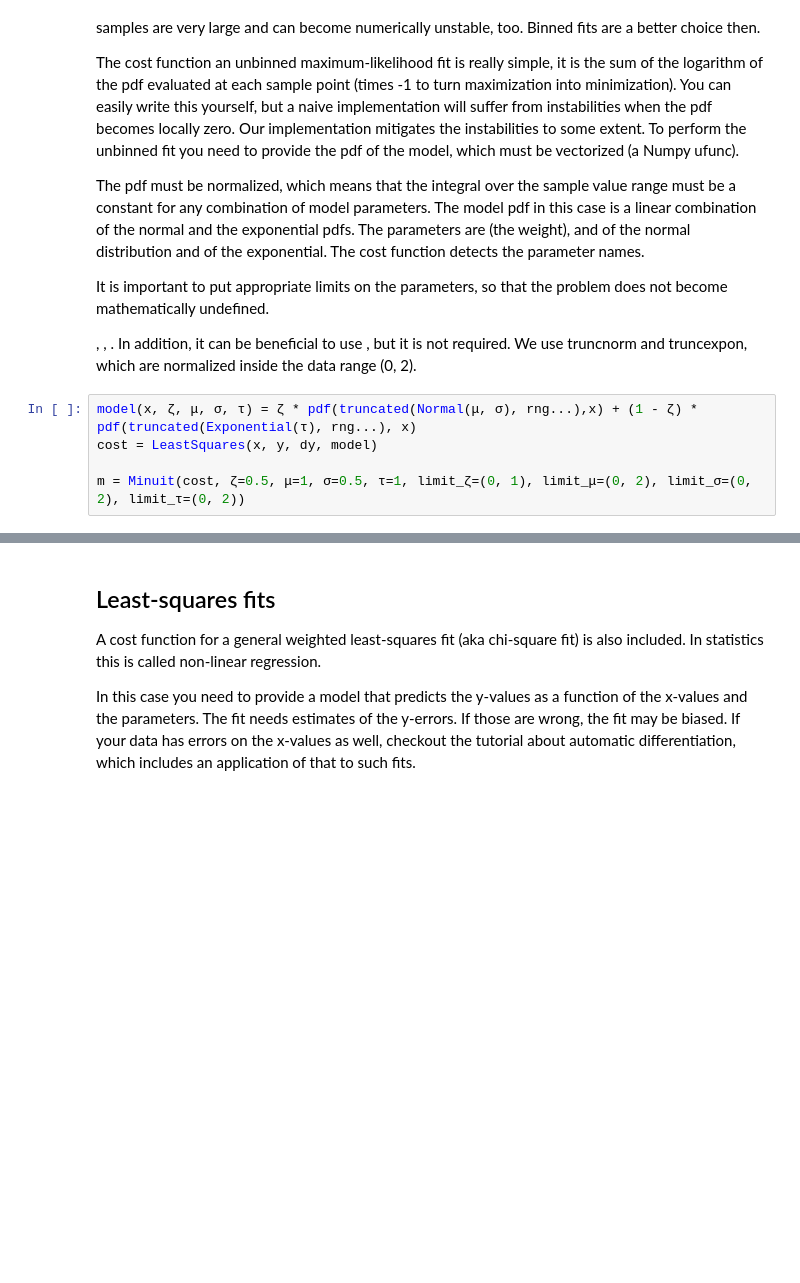
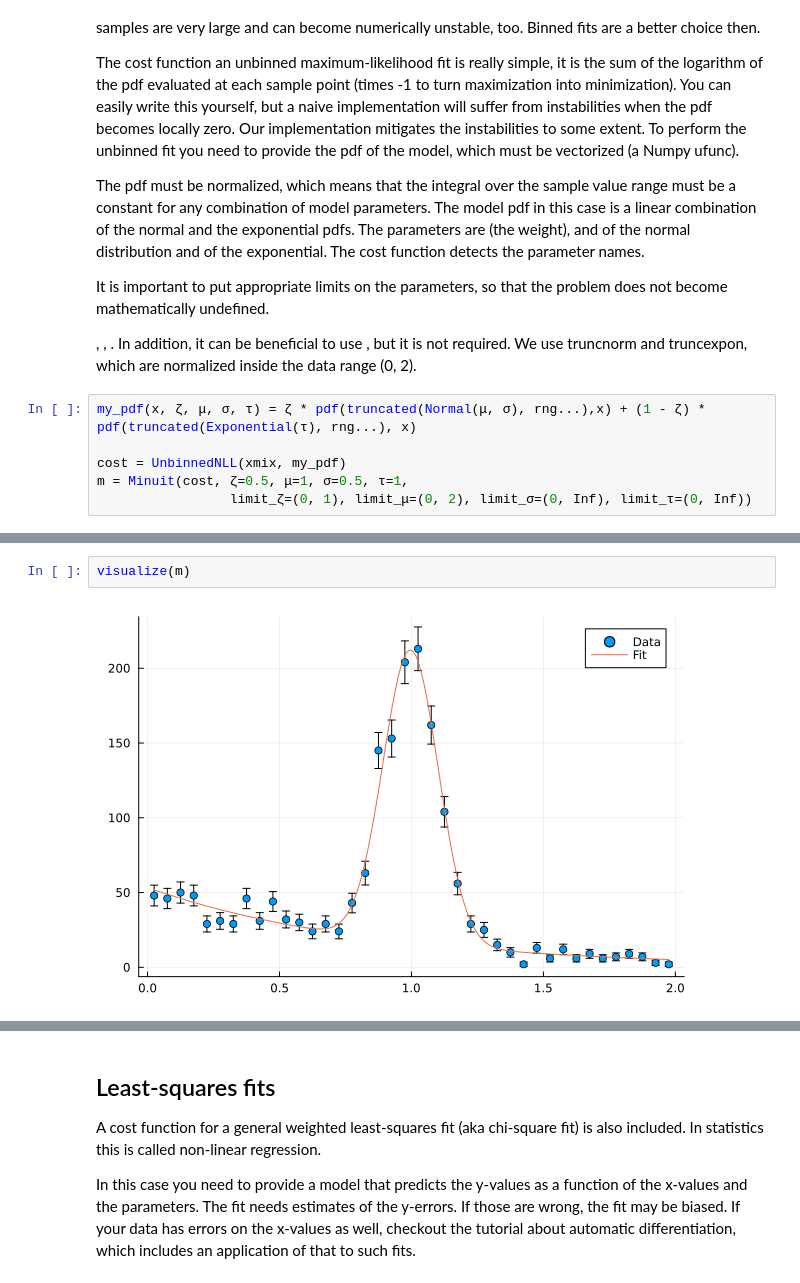
Before and after one commit to JuliaHEP/Minuit2.jl, a Jupyter notebook: examples/costfunctions.ipynb, the cells around one changed output, grey strips where cells are left out. Cells and saved outputs as stored; diff of their text form; blank space fills up the shorter version.

Commit message:
Added Unbinned and Binned NLL

```diff
--- a/examples/costfunctions.ipynb
+++ b/examples/costfunctions.ipynb
@@ -67,8 +67,9 @@ It is important to put appropriate limits on the parameters, so that the problem
 .
 In addition, it can be beneficial to use , but it is not required. We use truncnorm and truncexpon, which are normalized inside the data range (0, 2).
 # %%
-model(x, ζ, μ, σ, τ) = ζ * pdf(truncated(Normal(μ, σ), rng...),x) + (1 - ζ) * pdf(truncated(Exponential(τ), rng...), x)
-cost = LeastSquares(x, y, dy, model)
+my_pdf(x, ζ, μ, σ, τ) = ζ * pdf(truncated(Normal(μ, σ), rng...),x) + (1 - ζ) * pdf(truncated(Exponential(τ), rng...), x)
 
-m = Minuit(cost, ζ=0.5, μ=1, σ=0.5, τ=1, limit_ζ=(0, 1), limit_μ=(0, 2), limit_σ=(0, 2), limit_τ=(0, 2))
+cost = UnbinnedNLL(xmix, my_pdf)
+m = Minuit(cost, ζ=0.5, μ=1, σ=0.5, τ=1,
+                 limit_ζ=(0, 1), limit_μ=(0, 2), limit_σ=(0, Inf), limit_τ=(0, Inf))
 # %% [output]
@@ -95,0 +97,4 @@ migrad!(m)
+# %%
+visualize(m)
+# %% [output]
+[figure, added]
```
Also changed, not shown: parts of 29 cells of this notebook, 2 other files.
